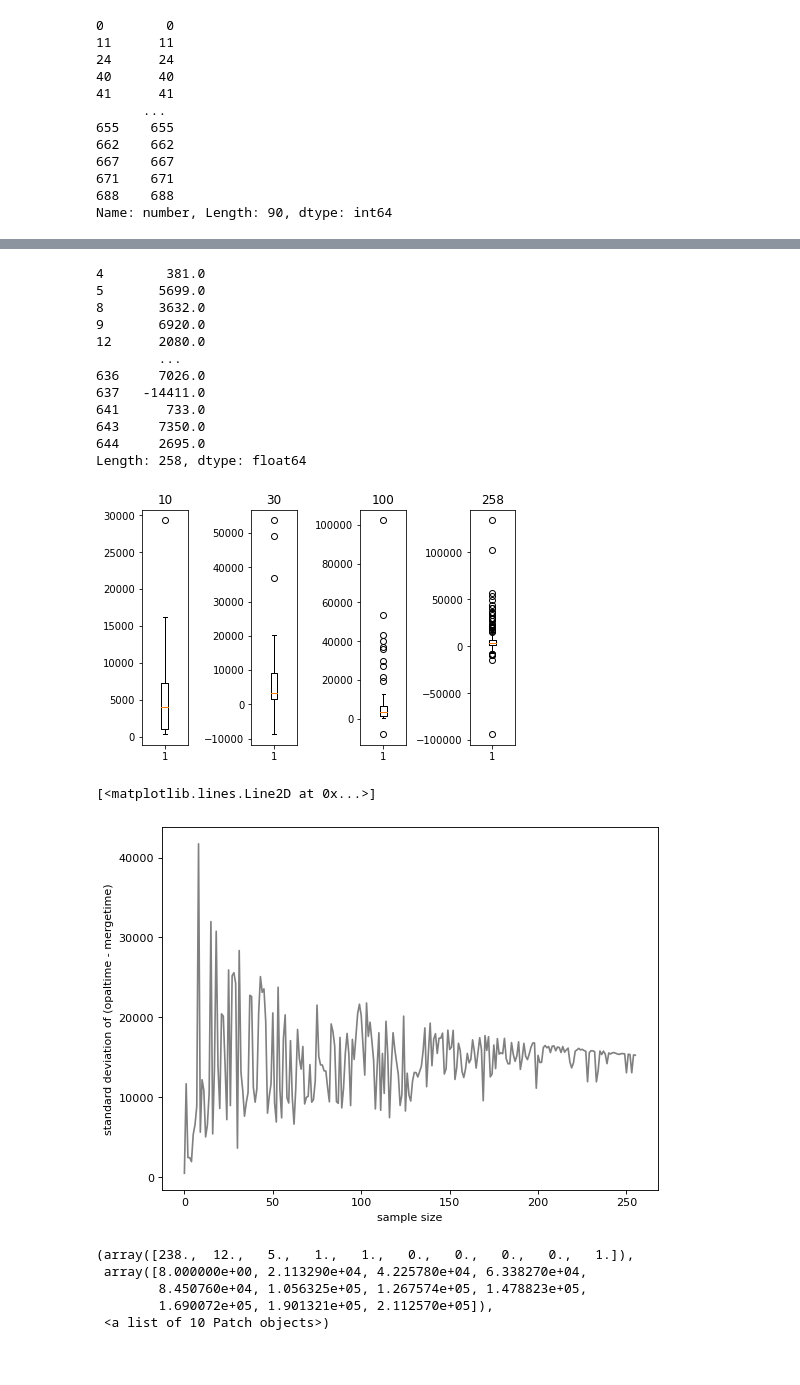
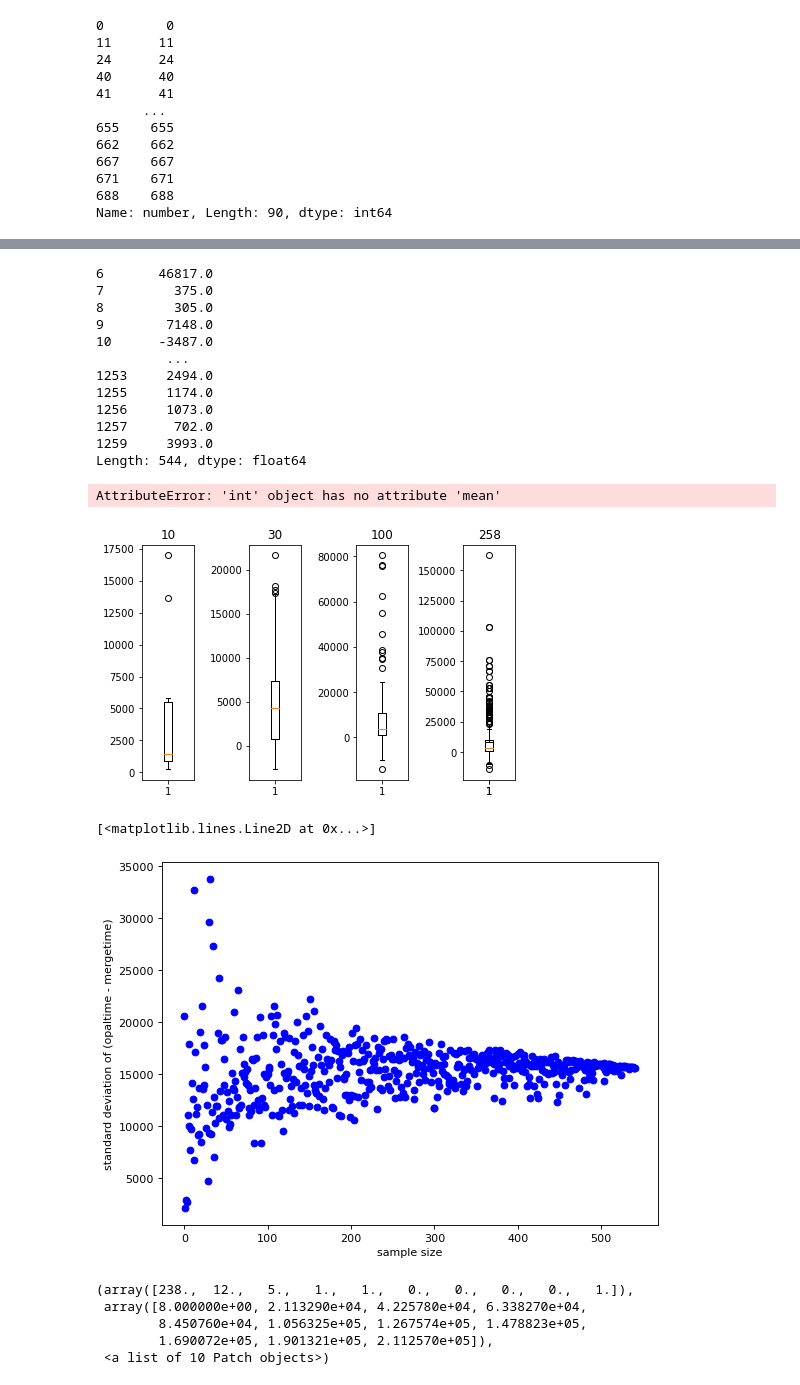
Before and after one commit to ashkboos/LightWeightCGs, a Jupyter notebook: stats.ipynb, the cells around one changed output, grey strips where cells are left out. Drawn from its saved outputs; the diff is of its cells as text; code cells hidden in the pictures.

```diff
--- a/stats.ipynb
+++ b/stats.ipynb
@@ -250,7 +250,7 @@ logs[(~logs['opalLog'].str.contains("OPALException")) & (~logs['opalLog'].str.co
 688    688
 Name: number, Length: 90, dtype: int64
 # %%
-x = pd.read_csv("/Users/mehdi/Desktop/MyMac/TUD/FASTEN/Repositories/MainRepo/LightWeightCGs/results/outputStats/rnd1000-14g/Overall.csv")
+x = pd.read_csv("/Users/mehdi/Desktop/MyMac/TUD/FASTEN/Repositories/MainRepo/LightWeightCGs/results/outputStats/rnd2000-7g-RTA/Overall.csv")
 xx = x[x['mergeTime'] != 0]
 # %%
 merge = xx['mergeTime']+xx['UCHTime']
@@ -333,26 +442,33 @@ Length: 258, dtype: float64
 diff = opal['opalTime']-merged
 diff
 # %% [output]
-4        381.0
-5       5699.0
-8       3632.0
-9       6920.0
-12      2080.0
-        ...
-636     7026.0
-637   -14411.0
-641      733.0
-643     7350.0
-644     2695.0
-Length: 258, dtype: float64
+6       46817.0
+7         375.0
+8         305.0
+9        7148.0
+10      -3487.0
+         ...
+1253     2494.0
+1255     1174.0
+1256     1073.0
+1257      702.0
+1259     3993.0
+Length: 544, dtype: float64
 # %%
-sample_sizes= list(range(2, 258))
+sample_sizes= list(range(2, 544))
 means = {}
 stds = []
 for size in sample_sizes:
-    mean = int(diff.sample(n=size).mean())
-    stds.append(int(diff.sample(n=size).std()))
-    means[size] = mean
+    means_temp = []
+    stds_temp = []
+    for i in range(10):
+        mean_temp = int(diff.sample(n=size).mean())
+        stds_temp.append(int(diff.sample(n=size).std()))
+        means_temp.append(mean_temp)
+    means[size] = int(mean_temp.mean())
+    stds.append(int(stds_temp.mean()))
+# %% [output]
+AttributeError: 'int' object has no attribute 'mean'
 # %%
 fig, (ax1) = plt.subplots(nrows=1, ncols=4, sharey=False)
 ax1[0].boxplot(diff.sample(n=10))
@@ -363,26 +479,28 @@ ax1[2].boxplot(diff.sample(n=100))
 ax1[2].set_title('100')
 ax1[3].boxplot(diff.sample(n=258))
 ax1[3].set_title('258')
+ax1[3].boxplot(diff.sample(n=258))
+ax1[3].set_title('258')
 fig.tight_layout(pad=1)
 
 # plt.savefig(directory+'/input.pdf')
 plt.show()
 plt.close()
 # %% [output]
-[figure, old version]
+[figure, new version]
 # %%
 plt.figure(figsize=(8, 6), dpi=80)
 # axis labeling
 plt.xlabel('sample size')
 plt.ylabel('standard deviation of (opaltime - mergetime)')
 
 # figure name
 plt.title('')
 
-plt.plot(stds, 'grey')
+plt.plot(stds, 'bo')
 # %% [output]
 [<matplotlib.lines.Line2D at 0x...>]
-[figure, old version]
+[figure, new version]
 # %%
 plt.hist(merged)
 # %% [output]
```
Also changed, not shown: parts of 15 cells of this notebook, 1 other file.
